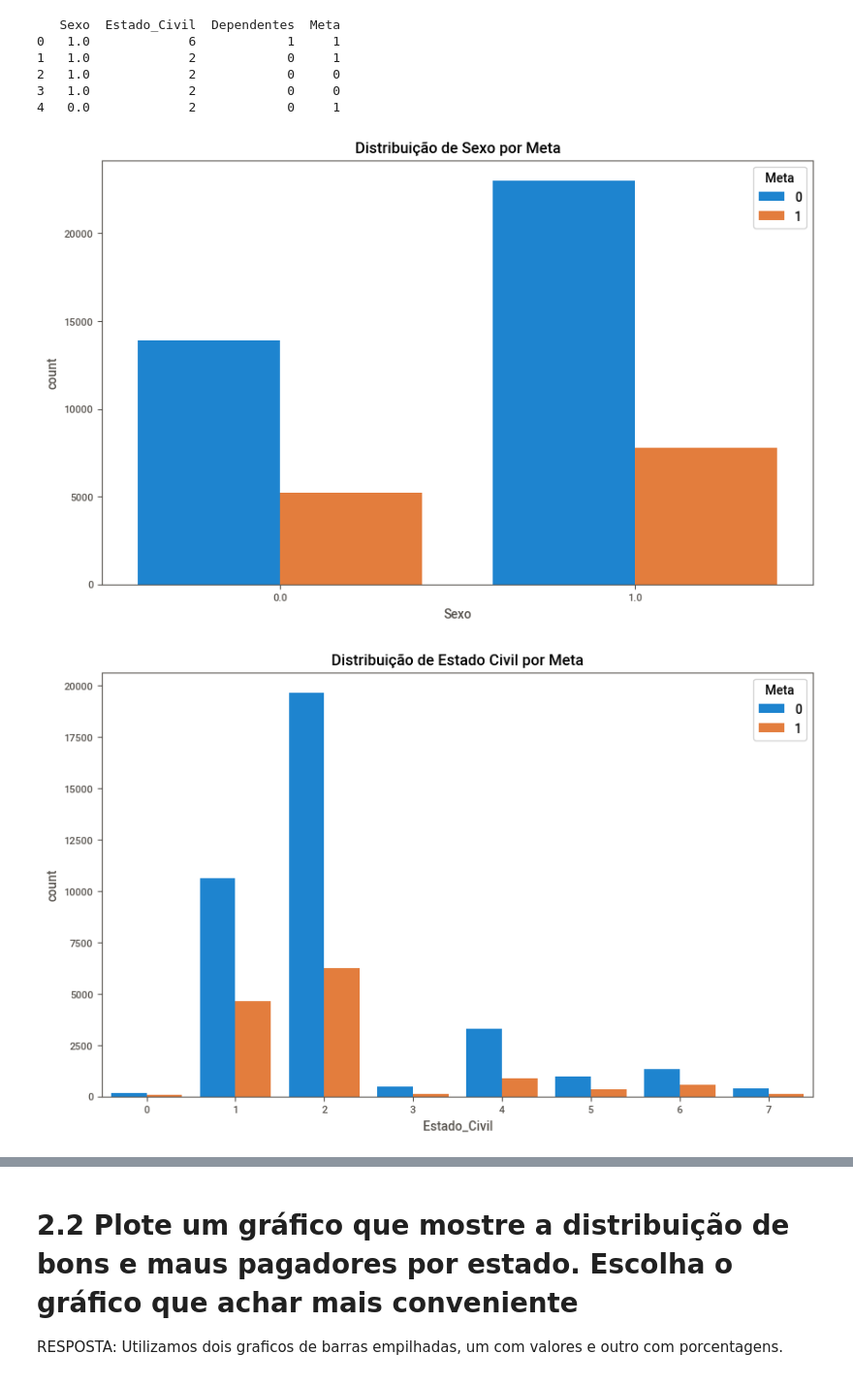
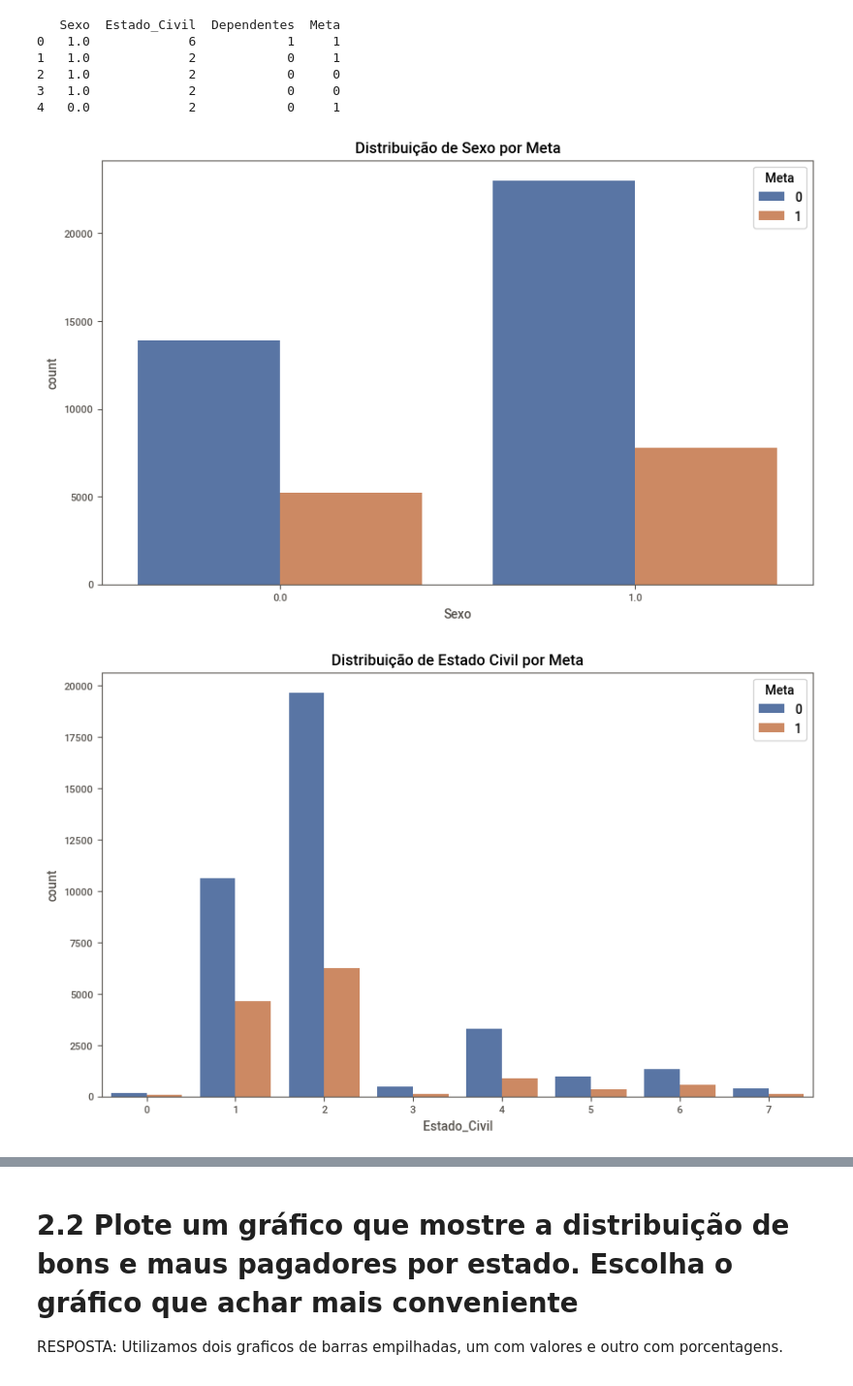
Before and after one commit to friozi/Data-processing-with-python, a Jupyter notebook: Trabalho_final_Python.ipynb, the cells around one changed output, grey strips where cells are left out. Shown at 97% size. Drawn from its saved outputs; the diff is of its cells as text; code cells hidden in the pictures.

```diff
--- a/Trabalho_final_Python.ipynb
+++ b/Trabalho_final_Python.ipynb
@@ -137,22 +137,22 @@ print(dados.head())
 # %%
 
 # Gráficos de barras Sexo x Meta
 plt.figure(figsize=(10, 6))
-sns.countplot(data=dados, x='Sexo', hue='Meta')
+sns.countplot(data=dados, x='Sexo', hue='Meta', palette="deep")
 plt.title('Distribuição de Sexo por Meta')
 plt.show()
 
 # Estado Civil vs Meta
 plt.figure(figsize=(10, 6))
-sns.countplot(data=dados, x='Estado_Civil', hue='Meta')
+sns.countplot(data=dados, x='Estado_Civil', hue='Meta', palette="deep")
 plt.title('Distribuição de Estado Civil por Meta')
 plt.show()
 
 # Dependentes vs Meta
 plt.figure(figsize=(10, 6))
-sns.countplot(data=dados, x='Dependentes', hue='Meta')
+sns.countplot(data=dados, x='Dependentes', hue='Meta', palette="deep")
 plt.title('Distribuição de Dependentes por Meta')
 plt.show()
 # %% [output]
-[figure, old version]
+[figure, new version]
-[figure, old version]
+[figure, new version]
```
Also changed, not shown: parts of 6 cells of this notebook.
